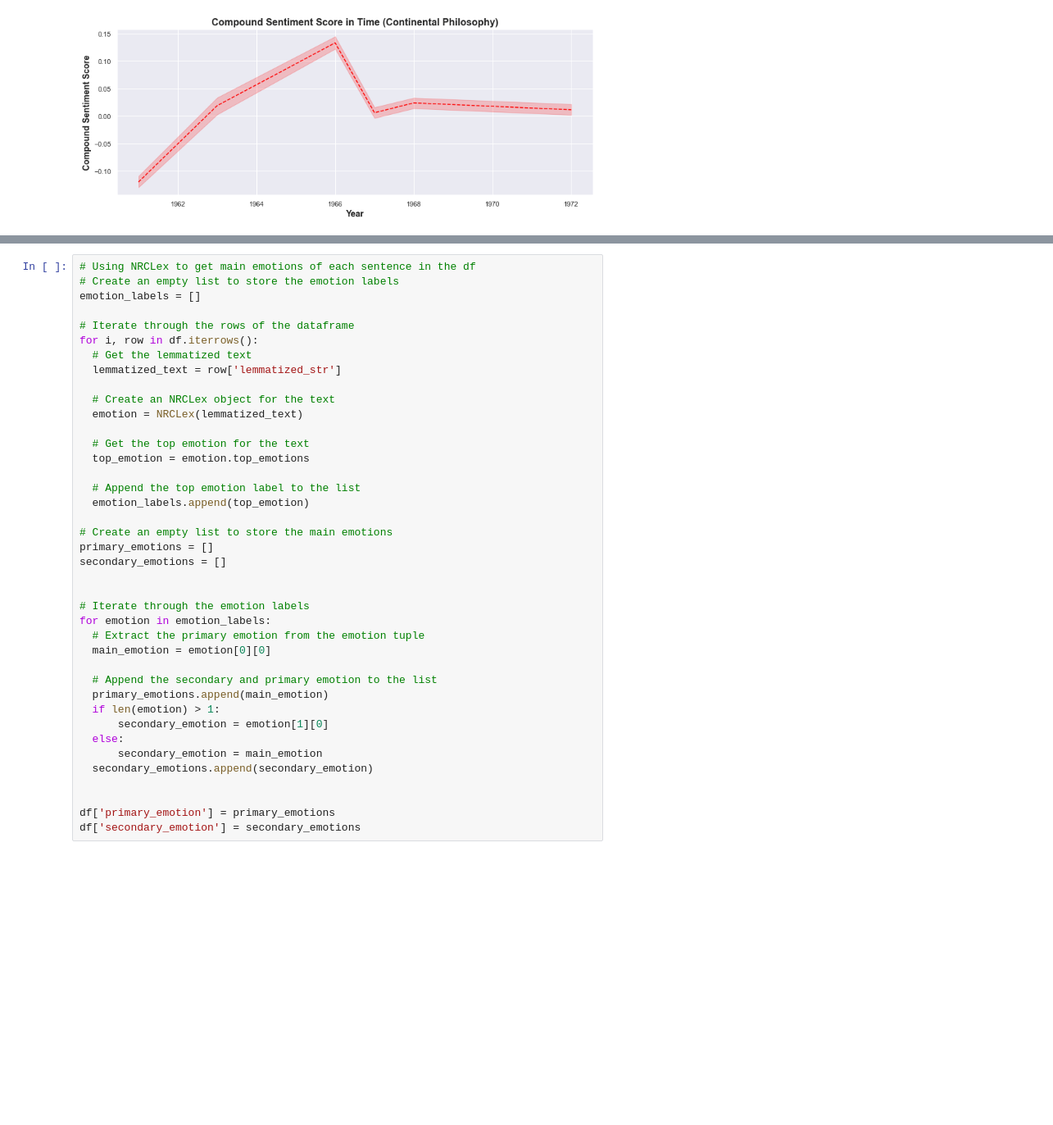
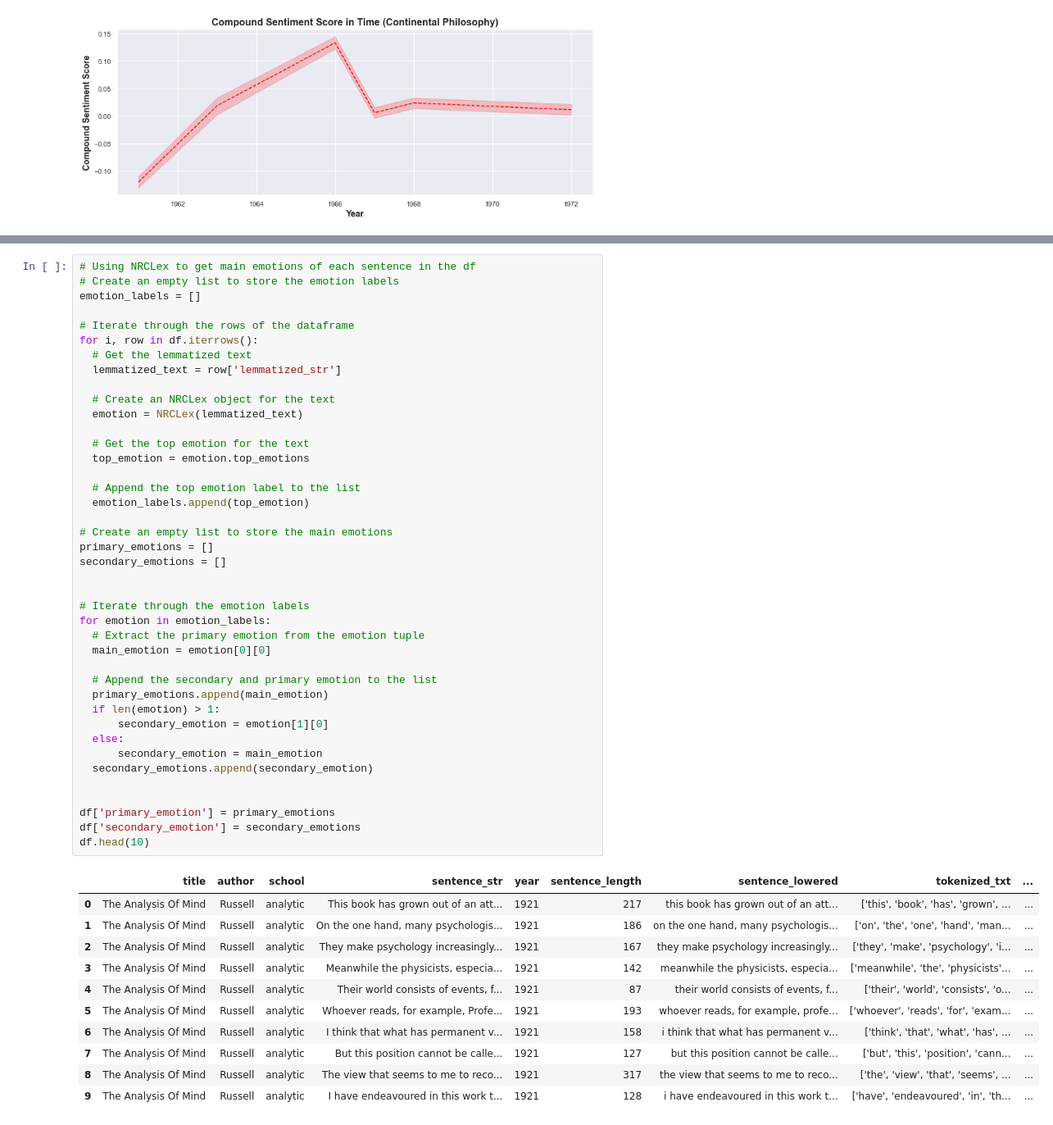
Before and after one commit to TZstatsADS/fall2022-project1-TWislicki, a Jupyter notebook: doc/Project1.ipynb, the cells around one changed output, grey strips where cells are left out. Shown at 82% size. Saved outputs shown, nothing was run; the diff lists cells and outputs as text; blank space fills up the shorter version.

```diff
--- a/doc/Project1.ipynb
+++ b/doc/Project1.ipynb
@@ -452,30 +552,43 @@ for i, row in df.iterrows():
   # Create an NRCLex object for the text
   emotion = NRCLex(lemmatized_text)
 
   # Get the top emotion for the text
   top_emotion = emotion.top_emotions
 
   # Append the top emotion label to the list
   emotion_labels.append(top_emotion)
 
 # Create an empty list to store the main emotions
 primary_emotions = []
 secondary_emotions = []
 
 
 # Iterate through the emotion labels
 for emotion in emotion_labels:
   # Extract the primary emotion from the emotion tuple
   main_emotion = emotion[0][0]
 
   # Append the secondary and primary emotion to the list
   primary_emotions.append(main_emotion)
   if len(emotion) > 1:
       secondary_emotion = emotion[1][0]
   else:
       secondary_emotion = main_emotion
   secondary_emotions.append(secondary_emotion)
 
 
 df['primary_emotion'] = primary_emotions
 df['secondary_emotion'] = secondary_emotions
+df.head(10)
+# %% [output]
+|  | title | author | school | sentence_str | year | sentence_length | sentence_lowered | tokenized_txt | ... |
+| 0 | The Analysis Of Mind | Russell | analytic | This book has grown out of an att... | 1921 | 217 | this book has grown out of an att... | ['this', 'book', 'has', 'grown', ... | ... |
+| 1 | The Analysis Of Mind | Russell | analytic | On the one hand, many psychologis... | 1921 | 186 | on the one hand, many psychologis... | ['on', 'the', 'one', 'hand', 'man... | ... |
+| 2 | The Analysis Of Mind | Russell | analytic | They make psychology increasingly... | 1921 | 167 | they make psychology increasingly... | ['they', 'make', 'psychology', 'i... | ... |
+| 3 | The Analysis Of Mind | Russell | analytic | Meanwhile the physicists, especia... | 1921 | 142 | meanwhile the physicists, especia... | ['meanwhile', 'the', 'physicists'... | ... |
+| 4 | The Analysis Of Mind | Russell | analytic | Their world consists of events, f... | 1921 | 87 | their world consists of events, f... | ['their', 'world', 'consists', 'o... | ... |
+| 5 | The Analysis Of Mind | Russell | analytic | Whoever reads, for example, Profe... | 1921 | 193 | whoever reads, for example, profe... | ['whoever', 'reads', 'for', 'exam... | ... |
+| 6 | The Analysis Of Mind | Russell | analytic | I think that what has permanent v... | 1921 | 158 | i think that what has permanent v... | ['think', 'that', 'what', 'has', ... | ... |
+| 7 | The Analysis Of Mind | Russell | analytic | But this position cannot be calle... | 1921 | 127 | but this position cannot be calle... | ['but', 'this', 'position', 'cann... | ... |
+| 8 | The Analysis Of Mind | Russell | analytic | The view that seems to me to reco... | 1921 | 317 | the view that seems to me to reco... | ['the', 'view', 'that', 'seems', ... | ... |
+| 9 | The Analysis Of Mind | Russell | analytic | I have endeavoured in this work t... | 1921 | 128 | i have endeavoured in this work t... | ['have', 'endeavoured', 'in', 'th... | ... |
```
Also changed, not shown: parts of 48 cells of this notebook.
